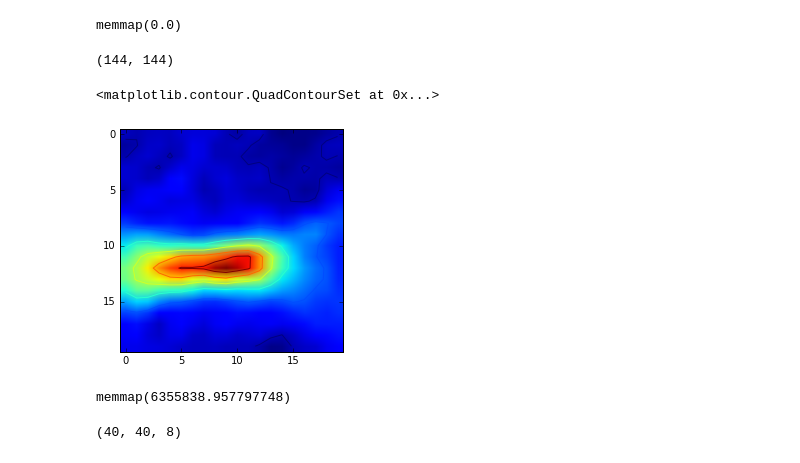
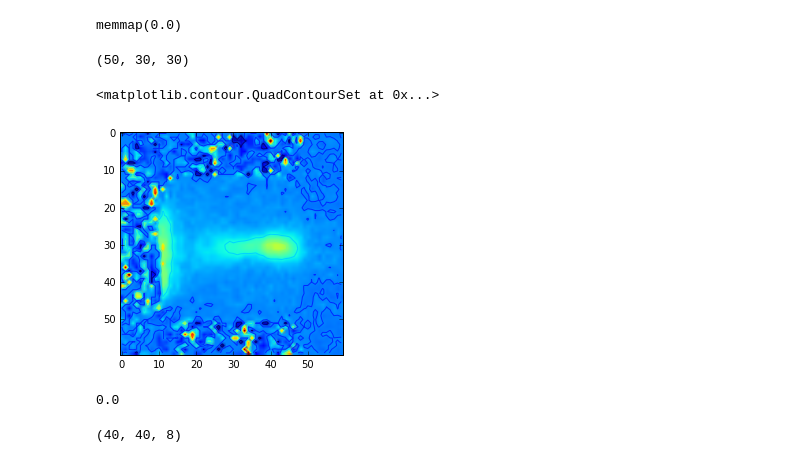
Before and after one commit to vlchaplin/fus_thermalmodelling, a Jupyter notebook: testNiBabel.ipynb, the cells around one changed output. Cells and saved outputs as stored; diff of their text form; code cells hidden in the pictures.

Commit message:
First use of NiBabel to load temp scans and T2w scans

```diff
--- a/testNiBabel.ipynb
+++ b/testNiBabel.ipynb
@@ -58,9 +117,14 @@ array([[ -0.676,   0.   ,   0.   ,  91.898],
        [  0.   ,  -0.676,   0.   ,  90.443],
        [  0.   ,   0.   ,   0.   ,   1.   ]])
 # %%
-parfil="C:\\Users\\Vandiver\\Data\\sonalleve\\HifuEggAg_20160211\\Caskey_20160211_WIP_Tmap_SingleFocStatic_40W_CLEAR_18_1.PAR"
+parfil="C:\\Users\\Vandiver\\Data\\sonalleve\\\Hifu_20150924\\egg1\\Caskey_20150924_WIP_TempMapEgg1_CLEAR_20_1.PAR"
+parfil="/Users/Vandiver/Data/sonalleve/HifuVol_20160223B/scan14_TempTrans_20160223B.PAR"
+parfil="/Users/Vandiver/Data/sonalleve/HifuNanos_20160223/scan15_TempTrans_20160223.PAR"
+#parfil="C:\\Users\\Vandiver\\Data\\sonalleve\\HifuEggAg_20160211\\Caskey_20160211_WIP_Tmap_SingleFocStatic_40W_CLEAR_18_1.PAR"
 #parfil="C:\\Users\\Vandiver\\Data\\sonalleve\\HifuEggAg_20160211\\Caskey_20160211_WIP_Temp_MultiTrajA_60W_CLEAR_15_1.PAR"
 #parfil="C:\\Users\\Vandiver\\Data\\sonalleve\\HifuEggAg_20160211\\Caskey_20160211_WIP_TemperatureMapping_CLEAR_10_1.PAR"
+
+#parfil="C:\\Users\\Vandiver\\Data\\sonalleve\\HifuMed_20160216\\Caskey_20160217_WIP_TemperatureMapping_CLEAR_3_1.PAR"
 
 imgObj=nibabel.load(parfil,scaling='fp')
 imgData=imgObj.get_data()
@@ -68,8 +132,27 @@ imgData=imgObj.get_data()
 header=imgObj.get_header()
 numdyns = header.general_info['max_dynamics']
 
+Taffine=imgObj.header.get_affine()
+invTempAffine=np.linalg.inv(Taffine)
+
 #Only Mag & Phase (M,P) images saved
-complexImgSeries = imgData[:,:,:,0:numdyns]* np.exp(1j * imgData[:,:,:,numdyns:])
+imginfo={}
+imginfo["ty"] = np.array(list(map( lambda rec: rec[4], imgObj.header.image_defs )))
+imginfo["sl"] = np.array(list(map( lambda rec: rec[0], imgObj.header.image_defs )))
+imginfo["dyn"] = np.array(list(map( lambda rec: rec[2], imgObj.header.image_defs )))
+
+if imginfo["ty"][0] != imginfo["ty"][1]:
+    Mag_inds = np.arange(0,2*numdyns,2)
+    Phs_inds = np.arange(1,2*numdyns,2)
+else:
+    Mag_inds = np.arange(0,numdyns)
+    Phs_inds = np.arange(numdyns,2*numdyns)
+
+Mag_inds = np.arange(0,2*numdyns,2)
+Phs_inds = np.arange(1,2*numdyns,2)
+
+##add check for interleaving
+complexImgSeries = imgData[:,:,:,Mag_inds]* np.exp(1j * imgData[:,:,:,Phs_inds])
 
 TE_ms = 16
 B0_T = 3.0
@@ -80,17 +163,15 @@ for dn in range(0,numdyns):
     tempSeries[:,:,:,dn] = np.angle( complexImgSeries[:,:,:,0] * np.conj(complexImgSeries[:,:,:,dn]) )
 
 #orig=tempSeries[72,70,7,:].copy()
+
 #phase correct
 for dn in range(1,numdyns):
     mask= (tempSeries[:,:,:,dn] - tempSeries[:,:,:,dn-1]) < (-1.*pi)
     tempSeries[mask,dn] += 2*pi
 
-    #mask= (tempSeries[:,:,:,dn] - tempSeries[:,:,:,dn-1]) < (-pi)
-    #tempSeries[mask,dn] += pi
+    #mask= (tempSeries[:,:,:,dn] ) < (-0.2*pi)
+    #tempSeries[mask,dn] += 2*pi
 
-#for dn in range(1,numdyns):
-#    mask= (tempSeries[:,:,:,dn] - tempSeries[:,:,:,dn-1]) < (-1.8*pi)
-#    tempSeries[mask,dn] += 2*pi
 
 tempSeries*=ang2temp
 
@@ -287,7 +360,7 @@ locationsIn.shape
 # %%
 #temperature map segment
 vox0 = np.arange(50, 90)
-vox1 = np.arange(50, 90)
+vox1 = np.arange(50, 95)
 #vox2 = [8]
 
 #vox0 = np.arange(0, nnM)
@@ -299,5 +372,5 @@ vm0, vm1, vm2 = np.meshgrid( vox0.astype(np.float), vox1.astype(np.float), vox2.
 Taffine=imgObj.header.get_affine()
 vrX,vrY,vrZ=geom.rotate_mesh_volume(Taffine[:3, :3], vm0, vm1, vm2, translate=Taffine[:3, 3])
 
-dyn=30
+dyn=18
 Tsegment = np.squeeze( tempSeries[np.ix_(vox0,vox1,vox2,[dyn])] )
@@ -327,19 +401,19 @@ np.min(t2VolSegment)
 # %% [output]
 memmap(0.0)
 # %%
-interpT.shape
+interpTempOnT2.shape
 # %% [output]
-(144, 144)
+(50, 30, 30)
 # %%
-plt.imshow( np.squeeze( tempSeries[np.ix_(vox0,vox1,vox2,[6])] )  )
-plt.contour(np.squeeze( tempSeries[np.ix_(vox0,vox1,vox2,[6])] ))
+plt.imshow( np.squeeze( tempSeries[np.ix_(vox0,vox1,[7],[18])] )  )
+plt.contour(np.squeeze( tempSeries[np.ix_(vox0,vox1,[7],[18])] ))
 # %% [output]
 <matplotlib.contour.QuadContourSet at 0x...>
-[figure, old version]
+[figure, new version]
 # %%
-np.min(t2VolSegment[:,:,9])
+np.min(interpT2onTemp[:,:,zi])
 # %% [output]
-memmap(6355838.957797748)
+0.0
 # %%
 Tsegment.shape
 # %% [output]
```
Also changed, not shown: parts of 113 cells of this notebook.
